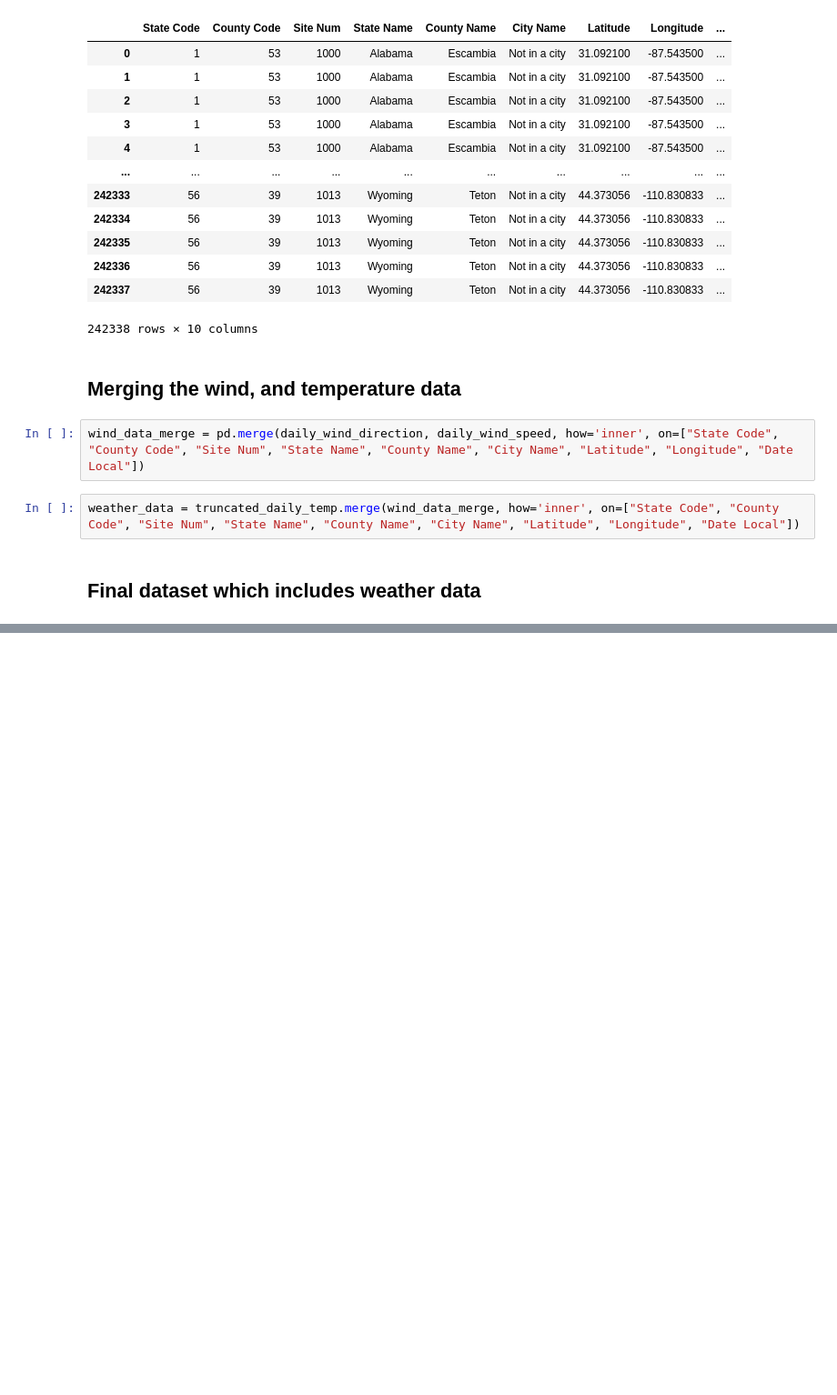
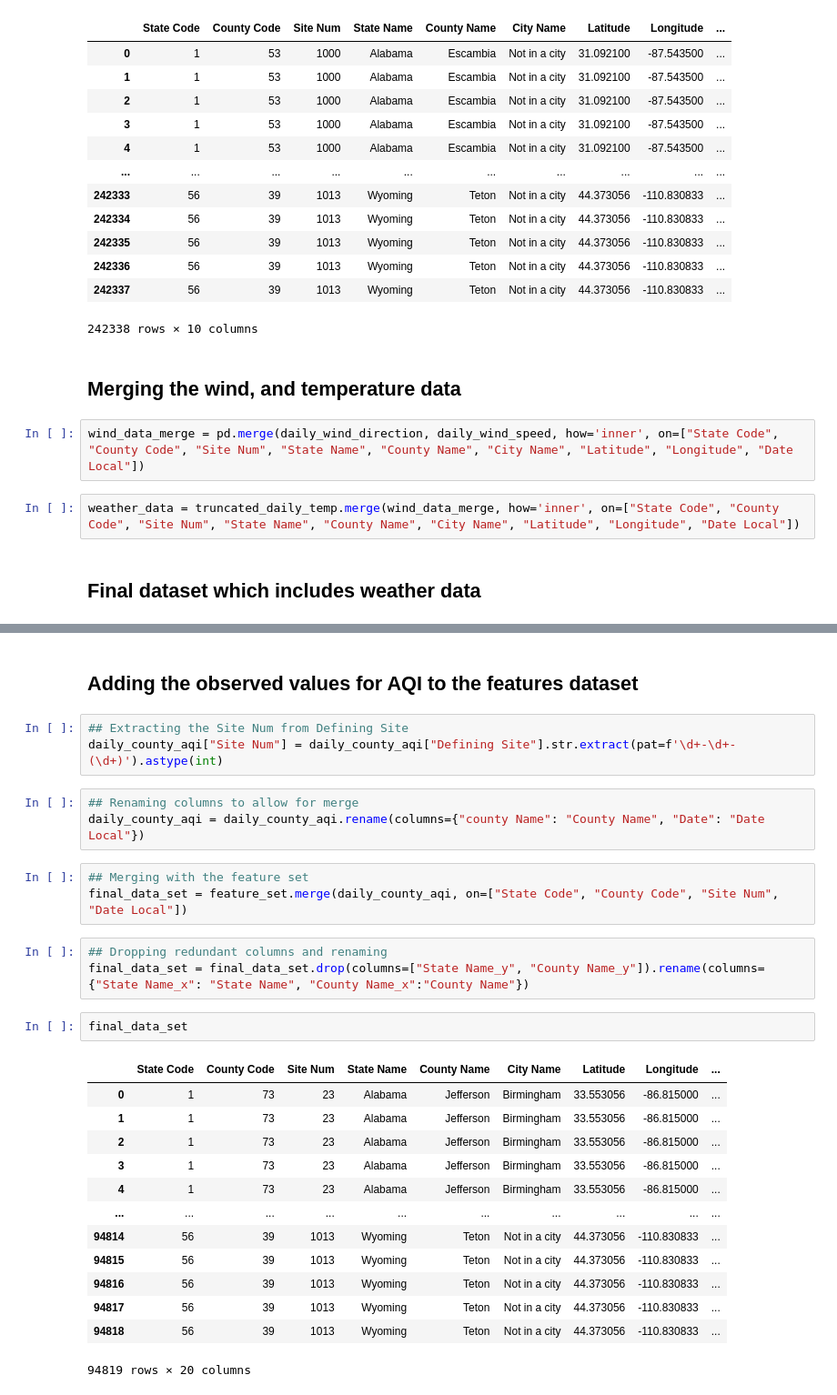
Before and after one commit to annamarieweber/AQI-predictor, a Jupyter notebook: Final_Project_EDA_Data_generation.ipynb, the cells around one changed output, grey strips where cells are left out. Shown at 91% size. Drawn from its saved outputs; the diff is of its cells as text; blank space fills up the shorter version.

Commit message:
Completed more EDA and final dataset preparation

```diff
--- a/Final_Project_EDA_Data_generation.ipynb
+++ b/Final_Project_EDA_Data_generation.ipynb
@@ -266,0 +293,30 @@ weather_data
+# %% [markdown]
+## Adding the observed values for AQI to the features dataset
+# %%
+## Extracting the Site Num from Defining Site
+daily_county_aqi["Site Num"] = daily_county_aqi["Defining Site"].str.extract(pat=f'\d+-\d+-(\d+)').astype(int)
+# %%
+## Renaming columns to allow for merge
+daily_county_aqi = daily_county_aqi.rename(columns={"county Name": "County Name", "Date": "Date Local"})
+# %%
+## Merging with the feature set
+final_data_set = feature_set.merge(daily_county_aqi, on=["State Code", "County Code", "Site Num", "Date Local"])
+# %%
+## Dropping redundant columns and renaming
+final_data_set = final_data_set.drop(columns=["State Name_y", "County Name_y"]).rename(columns={"State Name_x": "State Name", "County Name_x":"County Name"})
+# %%
+final_data_set
+# %% [output]
+|  | State Code | County Code | Site Num | State Name | County Name | City Name | Latitude | Longitude | ... |
+| 0 | 1 | 73 | 23 | Alabama | Jefferson | Birmingham | 33.553056 | -86.815000 | ... |
+| 1 | 1 | 73 | 23 | Alabama | Jefferson | Birmingham | 33.553056 | -86.815000 | ... |
+| 2 | 1 | 73 | 23 | Alabama | Jefferson | Birmingham | 33.553056 | -86.815000 | ... |
+| 3 | 1 | 73 | 23 | Alabama | Jefferson | Birmingham | 33.553056 | -86.815000 | ... |
+| 4 | 1 | 73 | 23 | Alabama | Jefferson | Birmingham | 33.553056 | -86.815000 | ... |
+| ... | ... | ... | ... | ... | ... | ... | ... | ... | ... |
+| 94814 | 56 | 39 | 1013 | Wyoming | Teton | Not in a city | 44.373056 | -110.830833 | ... |
+| 94815 | 56 | 39 | 1013 | Wyoming | Teton | Not in a city | 44.373056 | -110.830833 | ... |
+| 94816 | 56 | 39 | 1013 | Wyoming | Teton | Not in a city | 44.373056 | -110.830833 | ... |
+| 94817 | 56 | 39 | 1013 | Wyoming | Teton | Not in a city | 44.373056 | -110.830833 | ... |
+| 94818 | 56 | 39 | 1013 | Wyoming | Teton | Not in a city | 44.373056 | -110.830833 | ... |
+94819 rows × 20 columns
```
Also changed, not shown: parts of 36 cells of this notebook, 1 other file.
